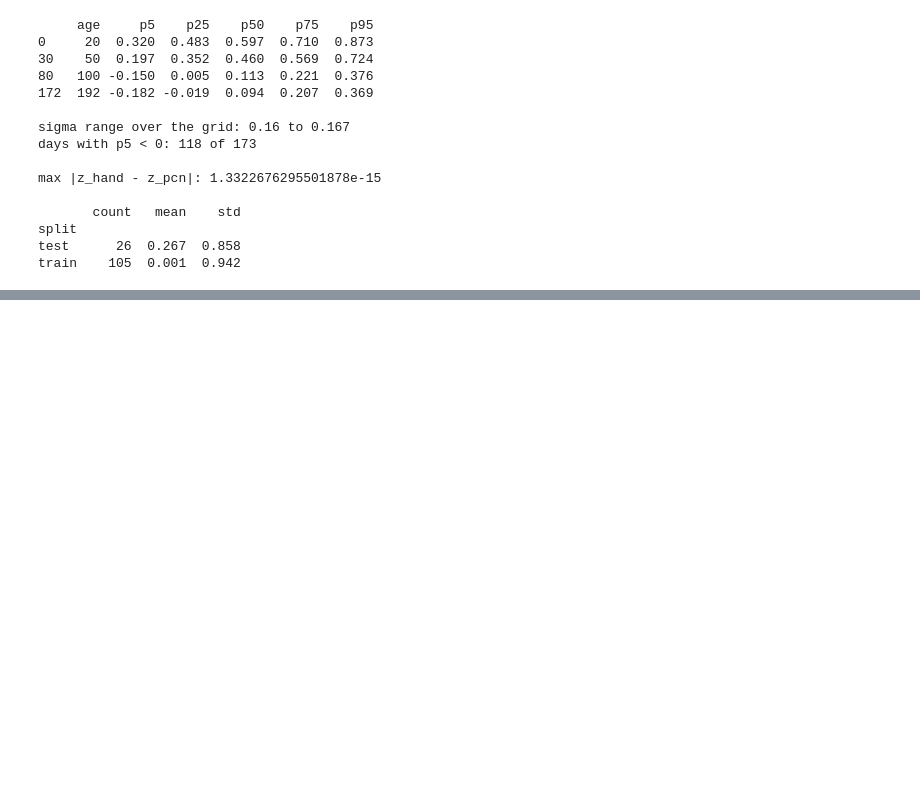
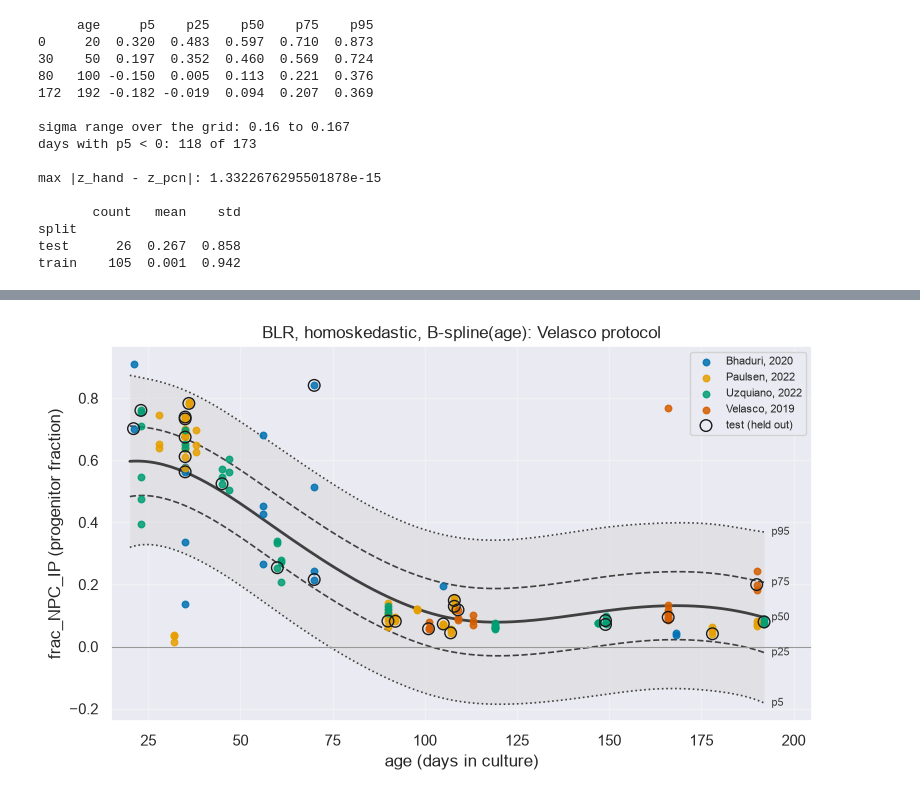
Before and after one commit to Liberty23513/organoid-growth-charts, a Jupyter notebook: notebooks/03_pcntoolkit_blr.ipynb, the cells around one changed output, grey strips where cells are left out. Cells and saved outputs as stored; diff of their text form; code cells hidden in the pictures; blank space fills up the shorter version.

Commit message:
B1 step 5: growth chart figure for blr_homo
Co-Authored-By: Claude Fable 5.1 <noreply@anthropic.com>

```diff
--- a/notebooks/03_pcntoolkit_blr.ipynb
+++ b/notebooks/03_pcntoolkit_blr.ipynb
@@ -269,0 +275,39 @@ train    105  0.001  0.942
+# %%
+FIG = ROOT / "figures"
+FIG.mkdir(exist_ok=True)
+
+# Fixed colour per publication (Okabe-Ito palette, colour-blind safe). Same colour in every figure.
+PUB_COLORS = {"Bhaduri, 2020": "#0072B2", "Paulsen, 2022": "#E69F00",
+              "Uzquiano, 2022": "#009E73", "Velasco, 2019": "#D55E00"}
+
+def plot_chart(centiles, zscores, title, path, ax=None):
+    """Growth chart: centile lines + scatter of all samples, test samples ringed."""
+    if ax is None:
+        fig, ax = plt.subplots(figsize=(8, 4.8))
+    # Centile band (5 to 95) and lines.
+    ax.fill_between(centiles["age"], centiles["p5"], centiles["p95"], color="0.85", alpha=0.5, lw=0)
+    for col, ls, lw in [("p5", ":", 1.2), ("p25", "--", 1.2), ("p50", "-", 2), ("p75", "--", 1.2), ("p95", ":", 1.2)]:
+        ax.plot(centiles["age"], centiles[col], color="0.25", ls=ls, lw=lw)
+        ax.text(centiles["age"].iloc[-1] + 2, centiles[col].iloc[-1], col, va="center", fontsize=8, color="0.25")
+    # Samples, coloured by publication.
+    for pub, g in zscores.groupby("publication"):
+        ax.scatter(g["age"], g["y"], s=22, color=PUB_COLORS[pub], alpha=0.85, label=pub, zorder=3)
+    t = zscores[zscores["split"] == "test"]
+    ax.scatter(t["age"], t["y"], s=70, facecolors="none", edgecolors="k", lw=1, label="test (held out)", zorder=4)
+    ax.axhline(0, color="0.6", lw=0.8)          # fractions cannot go below 0
+    ax.set_xlabel("age (days in culture)")
+    ax.set_ylabel("frac_NPC_IP (progenitor fraction)")
+    ax.set_title(title)
+    ax.set_xlim(15, 205)
+    ax.grid(alpha=0.3)
+    ax.legend(fontsize=8, loc="upper right")
+    if path is not None:
+        plt.tight_layout()
+        plt.savefig(path, dpi=150)
+    return ax
+
+plot_chart(centiles_homo, zscores_homo, "BLR, homoskedastic, B-spline(age): Velasco protocol",
+           FIG / "blr_homo_velasco.png")
+plt.show()
+# %% [output]
+[figure, added]
```
Also changed, not shown: parts of 1 cell of this notebook, 1 other file.
